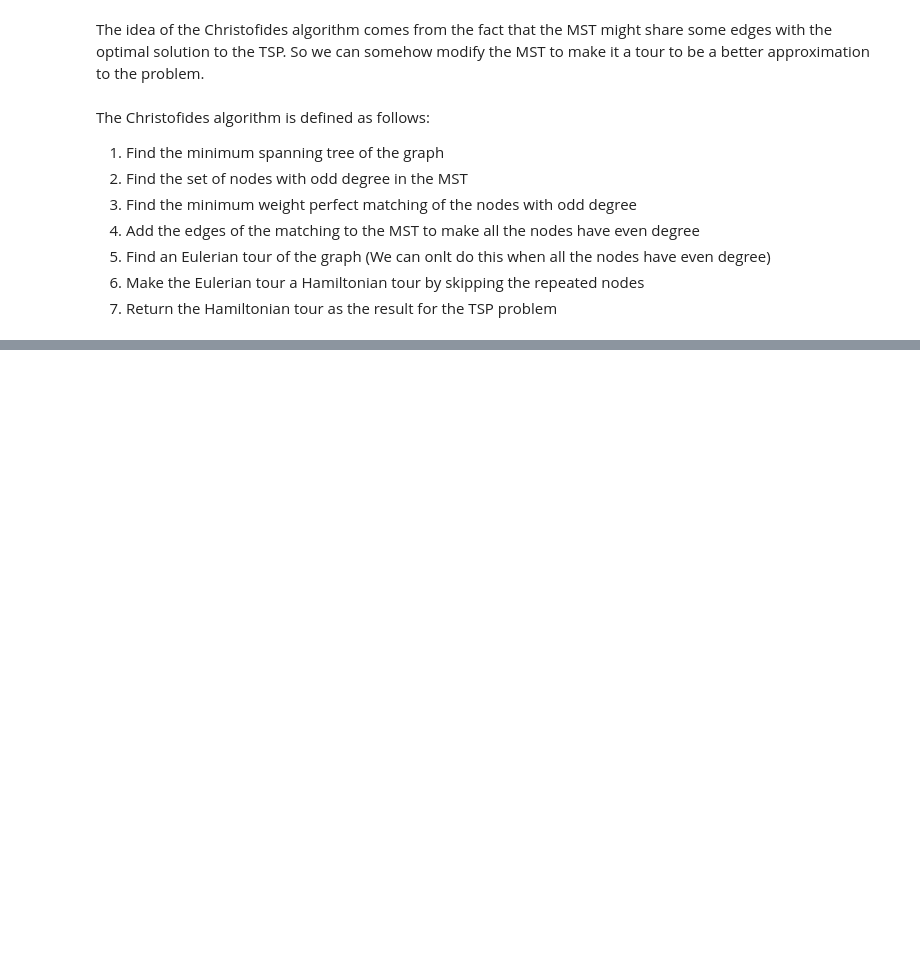
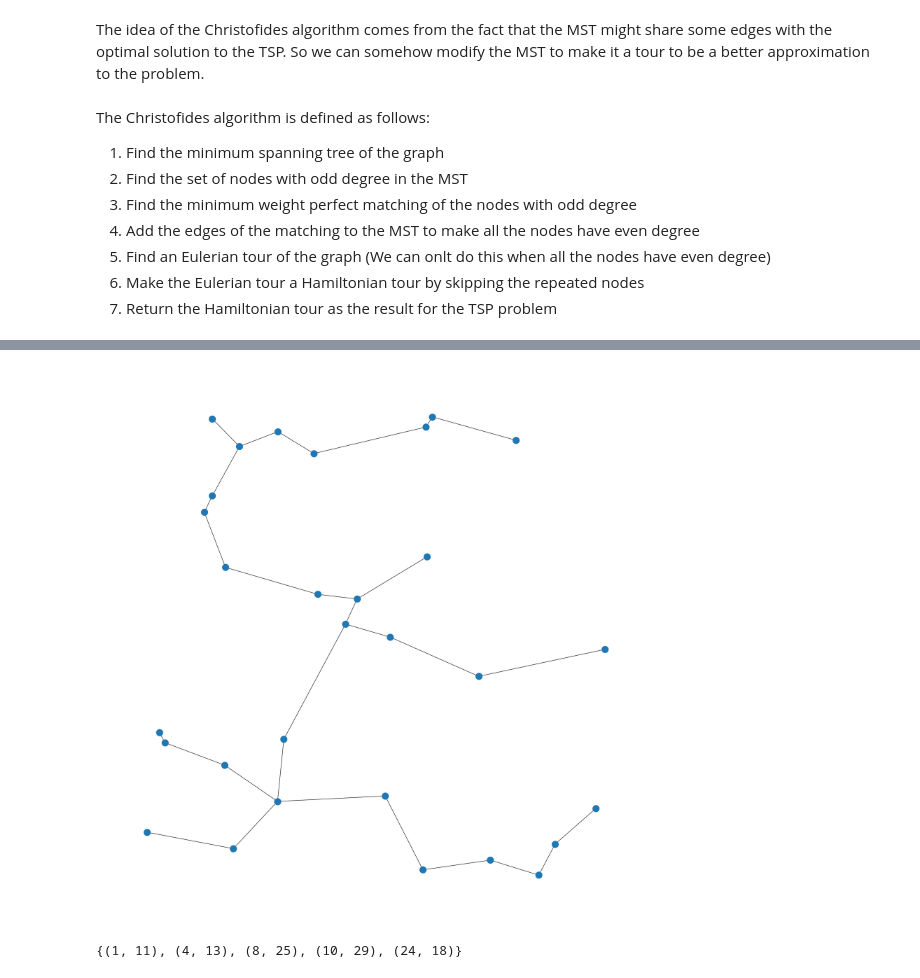
Before and after one commit to Fr9nkenstein/Project_TSP, a Jupyter notebook: Project.ipynb, the cells around one changed output, grey strips where cells are left out. Drawn from its saved outputs; the diff is of its cells as text; code cells hidden in the pictures; blank space fills up the shorter version.

```diff
--- a/Project.ipynb
+++ b/Project.ipynb
@@ -170,0 +170,28 @@ array([ 1,  2,  3,  7,  8,  9, 16, 17, 19, 21, 22, 28])
+# %%
+import networkx as nx
+Tree = nx.MultiGraph()
+for i in range(30):
+    Tree.add_node(i,pos = Nodes[i])
+
+for edge in tree:
+    Tree.add_edge(edge[0],edge[1],weight = Edges[edge[0],edge[1]])
+
+plt.figure(figsize=(20,20))
+nx.draw(Tree,nx.get_node_attributes(Tree,'pos'))
+# %% [output]
+[figure, added]
+# %%
+odd_tree = nx.Graph()
+for odd_node in odd_nodes:
+    odd_tree.add_node(odd_node,pos = Nodes[odd_node])
+
+for odd_node1 in odd_nodes:
+    for odd_node2 in odd_nodes:
+        if odd_node1 != odd_node2:
+            odd_tree.add_edge(odd_node1,odd_node2,weight = Edges[odd_node1,odd_node2])
+
+# Find the perfect matching for the odd nodes
+odd_matching = nx.algorithms.min_weight_matching(odd_tree)
+odd_matching
+# %% [output]
+{(1, 11), (4, 13), (8, 25), (10, 29), (24, 18)}
```
Also changed, not shown: parts of 13 cells of this notebook, 1 other file.
